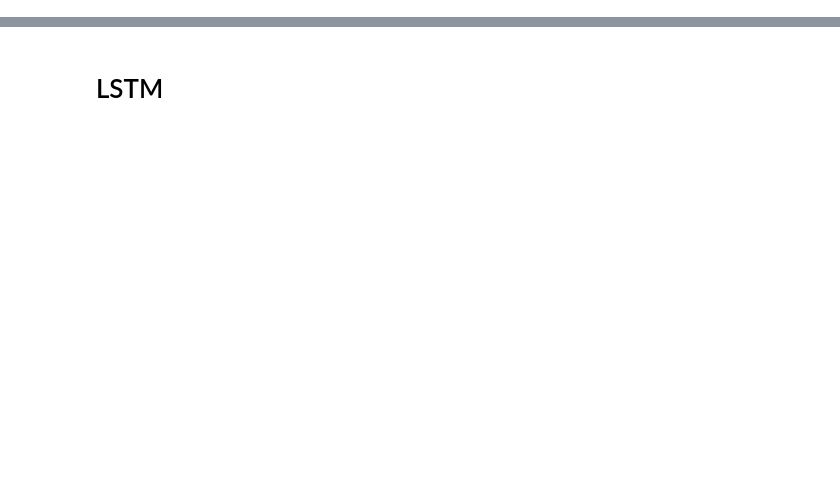
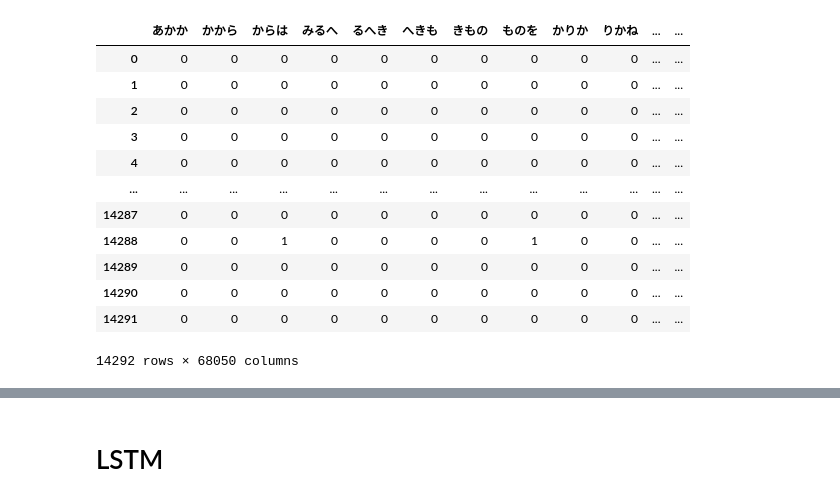
Before and after one commit to al19056/class_NLP, a Jupyter notebook: example.ipynb, the cells around one changed output, grey strips where cells are left out. Saved outputs shown, nothing was run; the diff lists cells and outputs as text; code cells hidden in the pictures; blank space fills up the shorter version.

```diff
--- a/example.ipynb
+++ b/example.ipynb
@@ -7,0 +27,16 @@ from lstm_naivebayes import LSTMClassifier, NaiveBayes
+# %%
+bow_waka
+# %% [output]
+|  | あかか | かから | からは | みるへ | るへき | へきも | きもの | ものを | かりか | りかね | ... | ... |
+| 0 | 0 | 0 | 0 | 0 | 0 | 0 | 0 | 0 | 0 | 0 | ... | ... |
+| 1 | 0 | 0 | 0 | 0 | 0 | 0 | 0 | 0 | 0 | 0 | ... | ... |
+| 2 | 0 | 0 | 0 | 0 | 0 | 0 | 0 | 0 | 0 | 0 | ... | ... |
+| 3 | 0 | 0 | 0 | 0 | 0 | 0 | 0 | 0 | 0 | 0 | ... | ... |
+| 4 | 0 | 0 | 0 | 0 | 0 | 0 | 0 | 0 | 0 | 0 | ... | ... |
+| ... | ... | ... | ... | ... | ... | ... | ... | ... | ... | ... | ... | ... |
+| 14287 | 0 | 0 | 0 | 0 | 0 | 0 | 0 | 0 | 0 | 0 | ... | ... |
+| 14288 | 0 | 0 | 1 | 0 | 0 | 0 | 0 | 1 | 0 | 0 | ... | ... |
+| 14289 | 0 | 0 | 0 | 0 | 0 | 0 | 0 | 0 | 0 | 0 | ... | ... |
+| 14290 | 0 | 0 | 0 | 0 | 0 | 0 | 0 | 0 | 0 | 0 | ... | ... |
+| 14291 | 0 | 0 | 0 | 0 | 0 | 0 | 0 | 0 | 0 | 0 | ... | ... |
+14292 rows × 68050 columns
```
Also changed, not shown: parts of 36 cells of this notebook, 1 other file.
